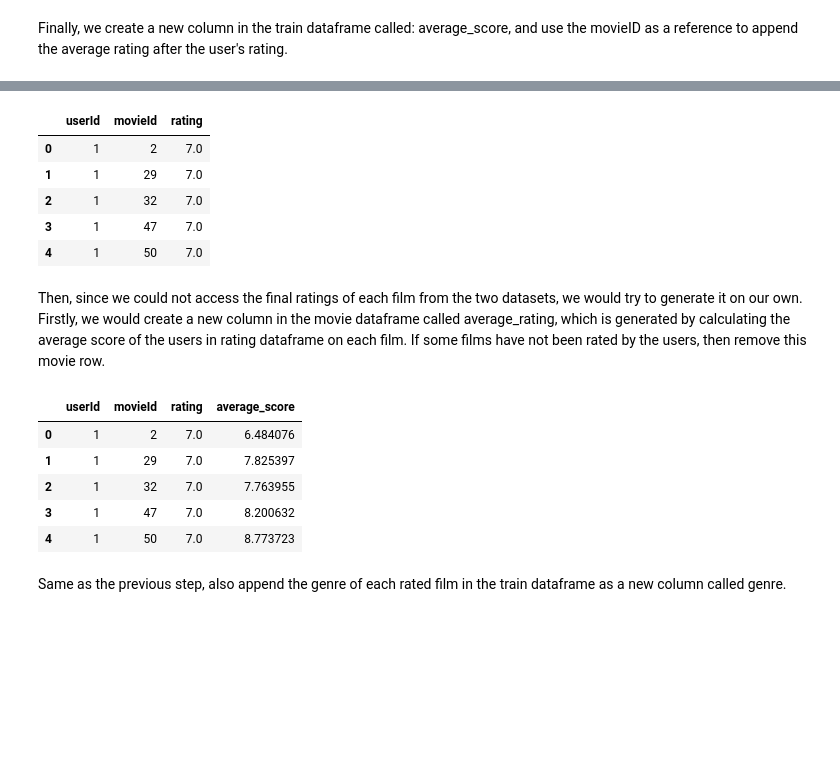
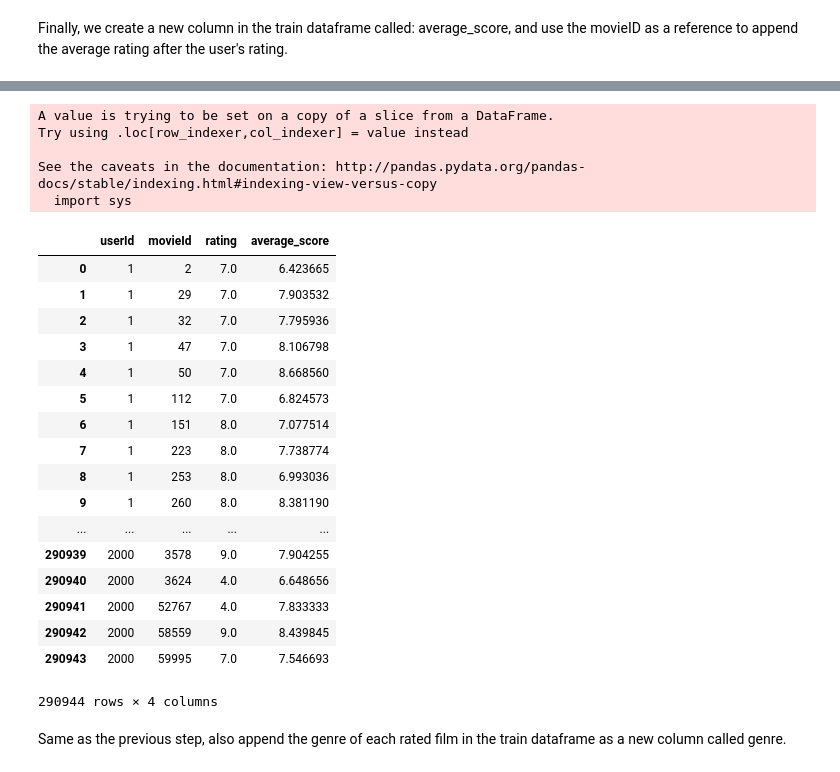
Before and after one commit to strkillr16/COGS108Final, a Jupyter notebook: Final Project Notebook.ipynb, the cells around one changed output, grey strips where cells are left out. Drawn from its saved outputs; the diff is of its cells as text; code cells hidden in the pictures; blank space fills up the shorter version.

```diff
--- a/Final Project Notebook.ipynb
+++ b/Final Project Notebook.ipynb
@@ -154,0 +196,11 @@ Finally, we create a new column in the train dataframe called: average_score, an
+# %%
+# calculate the average score of each movie based on the data in the rating dataset
+average_ratings = []
+for i in df_movie['movieId']:
+    sum_rates = 0
+    average = 0
+    for r in df_rating[df_rating['movieId'] == i]['rating']:
+        sum_rates += r
+    average = sum_rates / (len(df_rating[df_rating['movieId'] == i])+1)
+    average_ratings.append(average)
+df_movie['average_rating'] = average_ratings
@@ -154,0 +211,2 @@ Finally, we create a new column in the train dataframe called: average_score, an
+# %%
+df_movie = pd.read_csv('moviedata.csv')
@@ -155,11 +234,35 @@ Finally, we create a new column in the train dataframe called: average_score, an
+# %%
+average_ratings = []
+for i in train['movieId']:
+    average = 0
+    for r in df_movie[df_movie['movieId'] == i]['average_rating']:
+        average = r
+    average_ratings.append(average)
+train['average_score'] = average_ratings
+# %% [output]
+A value is trying to be set on a copy of a slice from a DataFrame.
+Try using .loc[row_indexer,col_indexer] = value instead
+
+See the caveats in the documentation: http://pandas.pydata.org/pandas-docs/stable/indexing.html#indexing-view-versus-copy
+  import sys
 # %%
-train.head()
+train
 # %% [output]
-|  | userId | movieId | rating |
-| 0 | 1 | 2 | 7.0 |
-| 1 | 1 | 29 | 7.0 |
-| 2 | 1 | 32 | 7.0 |
-| 3 | 1 | 47 | 7.0 |
-| 4 | 1 | 50 | 7.0 |
+|  | userId | movieId | rating | average_score |
+| 0 | 1 | 2 | 7.0 | 6.423665 |
+| 1 | 1 | 29 | 7.0 | 7.903532 |
+| 2 | 1 | 32 | 7.0 | 7.795936 |
+| 3 | 1 | 47 | 7.0 | 8.106798 |
+| 4 | 1 | 50 | 7.0 | 8.668560 |
+| 5 | 1 | 112 | 7.0 | 6.824573 |
+| 6 | 1 | 151 | 8.0 | 7.077514 |
+| 7 | 1 | 223 | 8.0 | 7.738774 |
+| 8 | 1 | 253 | 8.0 | 6.993036 |
+| 9 | 1 | 260 | 8.0 | 8.381190 |
+| ... | ... | ... | ... | ... |
+| 290939 | 2000 | 3578 | 9.0 | 7.904255 |
+| 290940 | 2000 | 3624 | 4.0 | 6.648656 |
+| 290941 | 2000 | 52767 | 4.0 | 7.833333 |
+| 290942 | 2000 | 58559 | 9.0 | 8.439845 |
+| 290943 | 2000 | 59995 | 7.0 | 7.546693 |
+290944 rows × 4 columns
-# %% [markdown]
-Then, since we could not access the final ratings of each film from the two datasets, we would try to generate it on our own. Firstly, we would create a new column in the movie dataframe called average_rating, which is generated by calculating the average score of the users in rating dataframe on each film. If some films have not been rated by the users, then remove this movie row.
@@ -179,12 +269,3 @@ train['average_score'] = [average_dict[row[1]] for index,row in train.iterrows()
-# %%
-train.head()
-# %% [output]
-|  | userId | movieId | rating | average_score |
-| 0 | 1 | 2 | 7.0 | 6.484076 |
-| 1 | 1 | 29 | 7.0 | 7.825397 |
-| 2 | 1 | 32 | 7.0 | 7.763955 |
-| 3 | 1 | 47 | 7.0 | 8.200632 |
-| 4 | 1 | 50 | 7.0 | 8.773723 |
 # %% [markdown]
 Same as the previous step, also append the genre of each rated film in the train dataframe as a new column called genre.
 # %%
```
Also changed, not shown: parts of 55 cells of this notebook.
